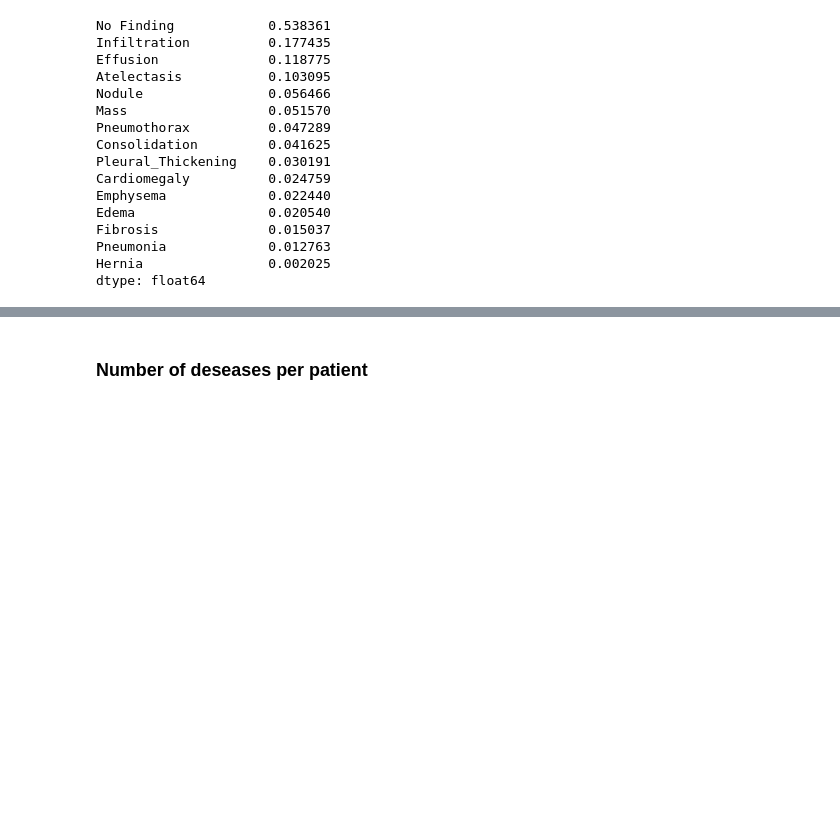
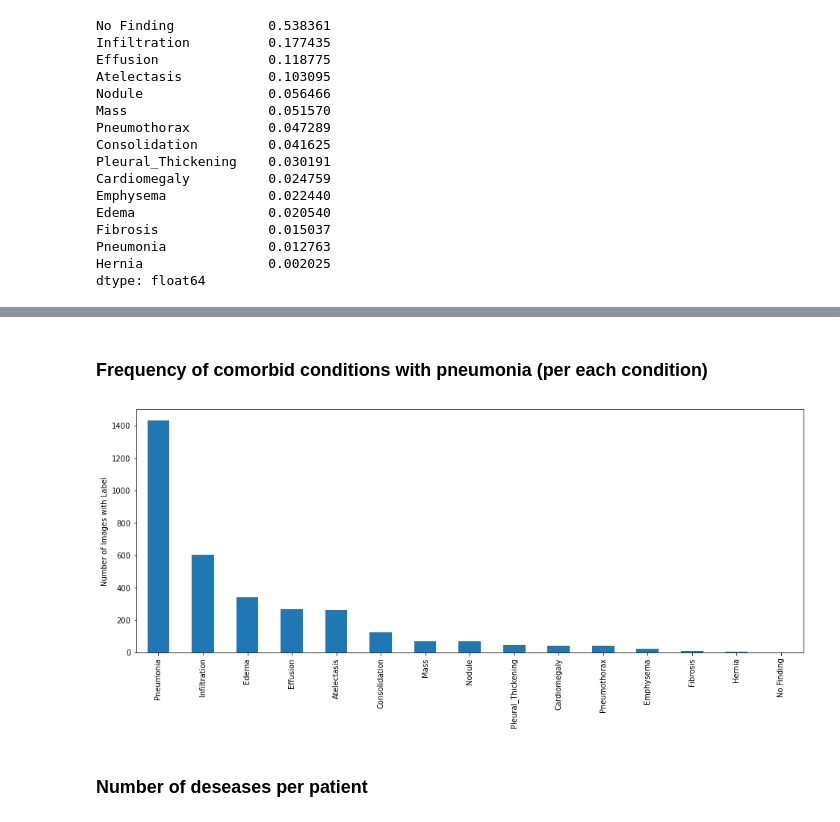
Before and after one commit to glungu/udacity-healthcare-ai, a Jupyter notebook: 02-medical-imaging-2d/project-chest-xray-pneumonia-detection/EDA.ipynb, the cells around one changed output, grey strips where cells are left out. Drawn from its saved outputs; the diff is of its cells as text; code cells hidden in the pictures; blank space fills up the shorter version.

```diff
--- a/02-medical-imaging-2d/project-chest-xray-pneumonia-detection/EDA.ipynb
+++ b/02-medical-imaging-2d/project-chest-xray-pneumonia-detection/EDA.ipynb
@@ -643,4 +643,13 @@ Infiltration|Pneumonia|Pneumothorax                  5
 Name: Finding Labels, dtype: int64
+# %% [markdown]
+### Frequency of comorbid conditions with pneumonia (per each condition)
+# %%
+plt.figure(figsize=(16,6))
+ax = pneumonia[findings].sum().sort_values(ascending=False).plot(kind='bar')
+ax.set(ylabel = 'Number of Images with Label')
+plt.show()
+# %% [output]
+[figure, added]
 # %% [markdown]
 ### Number of deseases per patient
 # %% [markdown]
```
Also changed, not shown: parts of 45 cells of this notebook, 5 other files.
